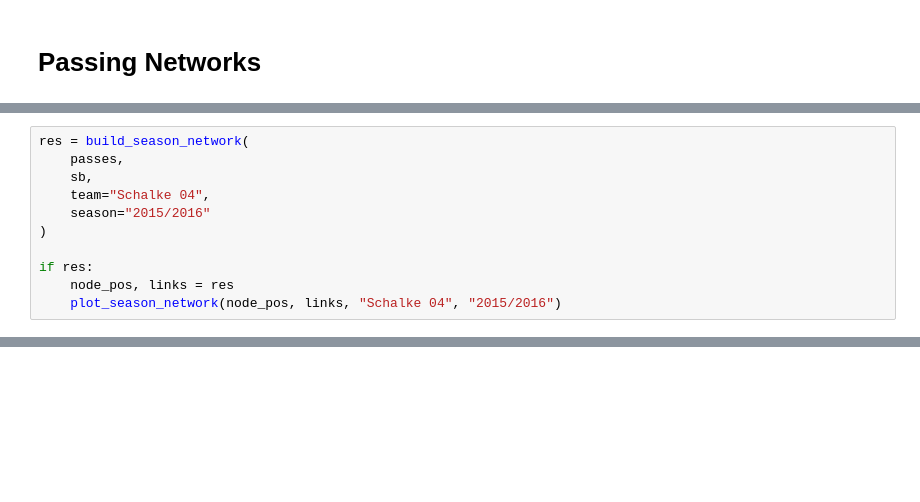
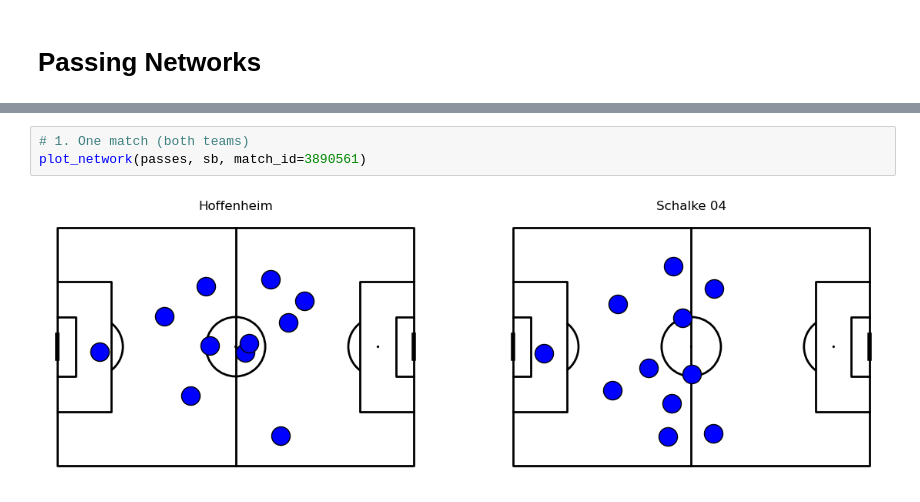
Before and after one commit to vickyfriss/Football-analytics, a Jupyter notebook: 202605 - 2 - How to build Passing Networks.ipynb, the cells around one changed output, grey strips where cells are left out. Saved outputs shown, nothing was run; the diff lists cells and outputs as text; blank space fills up the shorter version.

```diff
--- a/202605 - 2 - How to build Passing Networks.ipynb
+++ b/202605 - 2 - How to build Passing Networks.ipynb
@@ -798,11 +258,0 @@ def plot_all_seasons_grid(passes, sb, team="Barcelona", n_cols=4):
-# %%
-res = build_season_network(
-    passes,
-    sb,
-    team="Schalke 04",
-    season="2015/2016"
-)
-
-if res:
-    node_pos, links = res
-    plot_season_network(node_pos, links, "Schalke 04", "2015/2016")
@@ -819,0 +1544,5 @@ plot_all_seasons_grid(
+# %%
+# 1. One match (both teams)
+plot_network(passes, sb, match_id=3890561)
+# %% [output]
+[figure, added]
```
Also changed, not shown: parts of 15 cells of this notebook.
